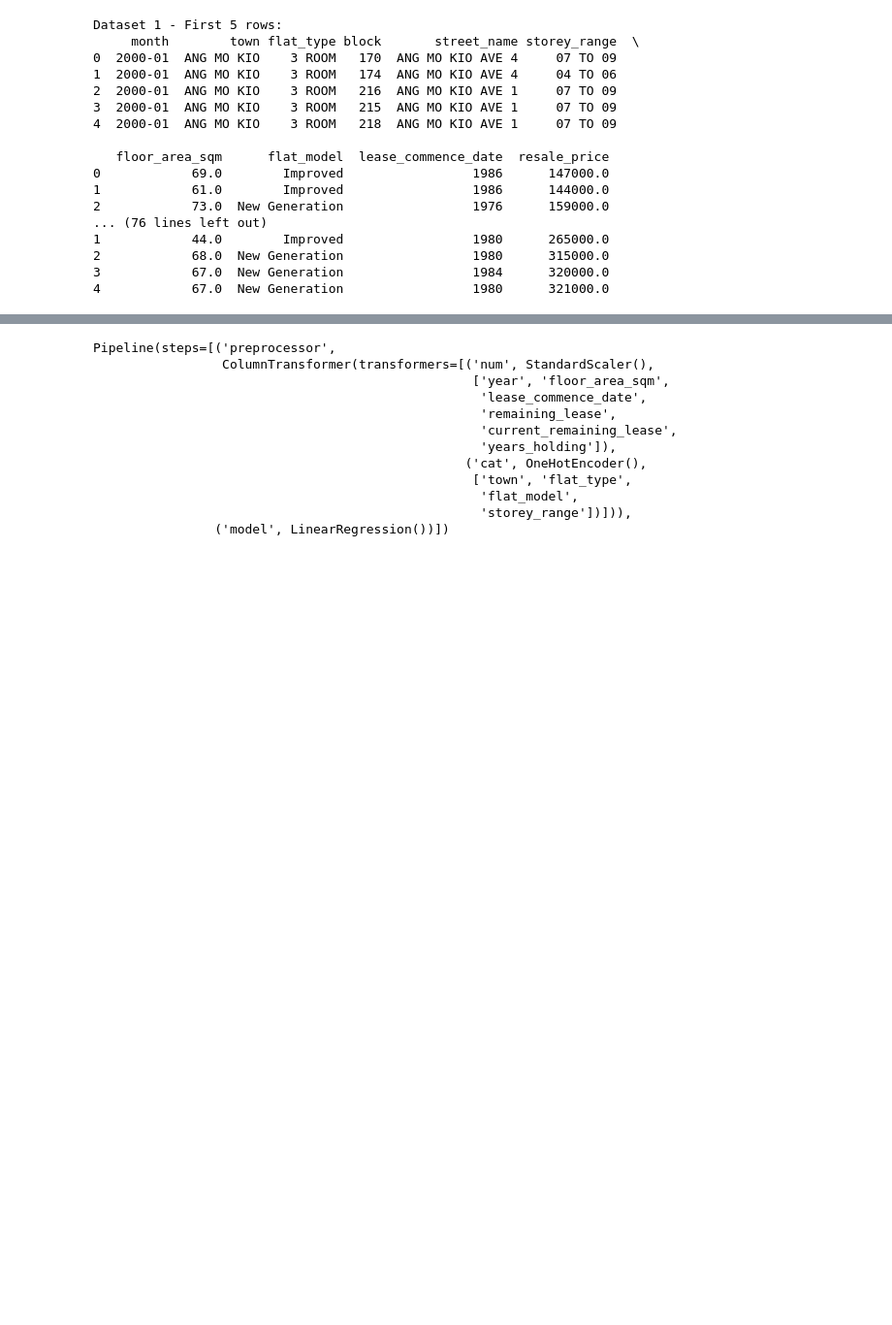
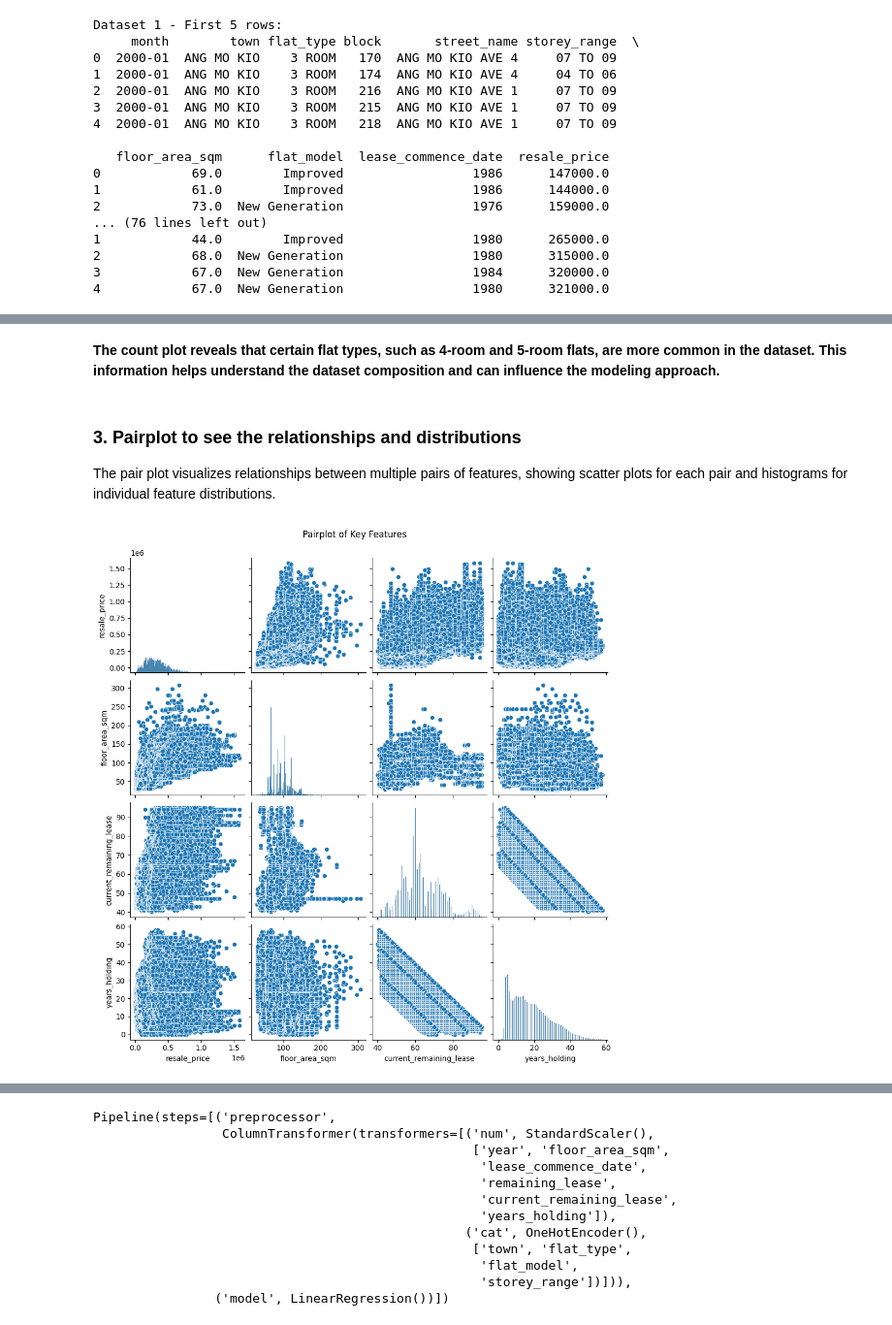
Before and after one commit to akshaya-m-08/Singalore-Flat-Resale-Estimator-App, a Jupyter notebook: model_training.ipynb, the cells around one changed output, grey strips where cells are left out. Shown at 97% size. Cells and saved outputs as stored; diff of their text form; code cells hidden in the pictures; blank space fills up the shorter version.

Commit message:
modified:   Project Report/Singapore_Resale_Flat_Price_Estimator_Report.pdf 	modified:   README.MD 	modified:   best_model.pkl 	modified:   model_training.ipynb

```diff
--- a/model_training.ipynb
+++ b/model_training.ipynb
@@ -191,0 +226,12 @@ Choosing multiple models for evaluation.
+# %% [markdown]
+**The count plot reveals that certain flat types, such as 4-room and 5-room flats, are more common in the dataset. This information helps understand the dataset composition and can influence the modeling approach.**
+# %% [markdown]
+### 3. Pairplot to see the relationships and distributions
+The pair plot visualizes relationships between multiple pairs of features, showing scatter plots for each pair and histograms for individual feature distributions.
+# %%
+# Plot pairplot to see the relationships and distributions
+pairplot = sns.pairplot(df_combined[['resale_price', 'floor_area_sqm', 'current_remaining_lease', 'years_holding']])
+pairplot.fig.suptitle('Pairplot of Key Features', y=1.02)
+plt.show()
+# %% [output]
+[figure, added]
```
Also changed, not shown: parts of 78 cells of this notebook, 3 other files.
